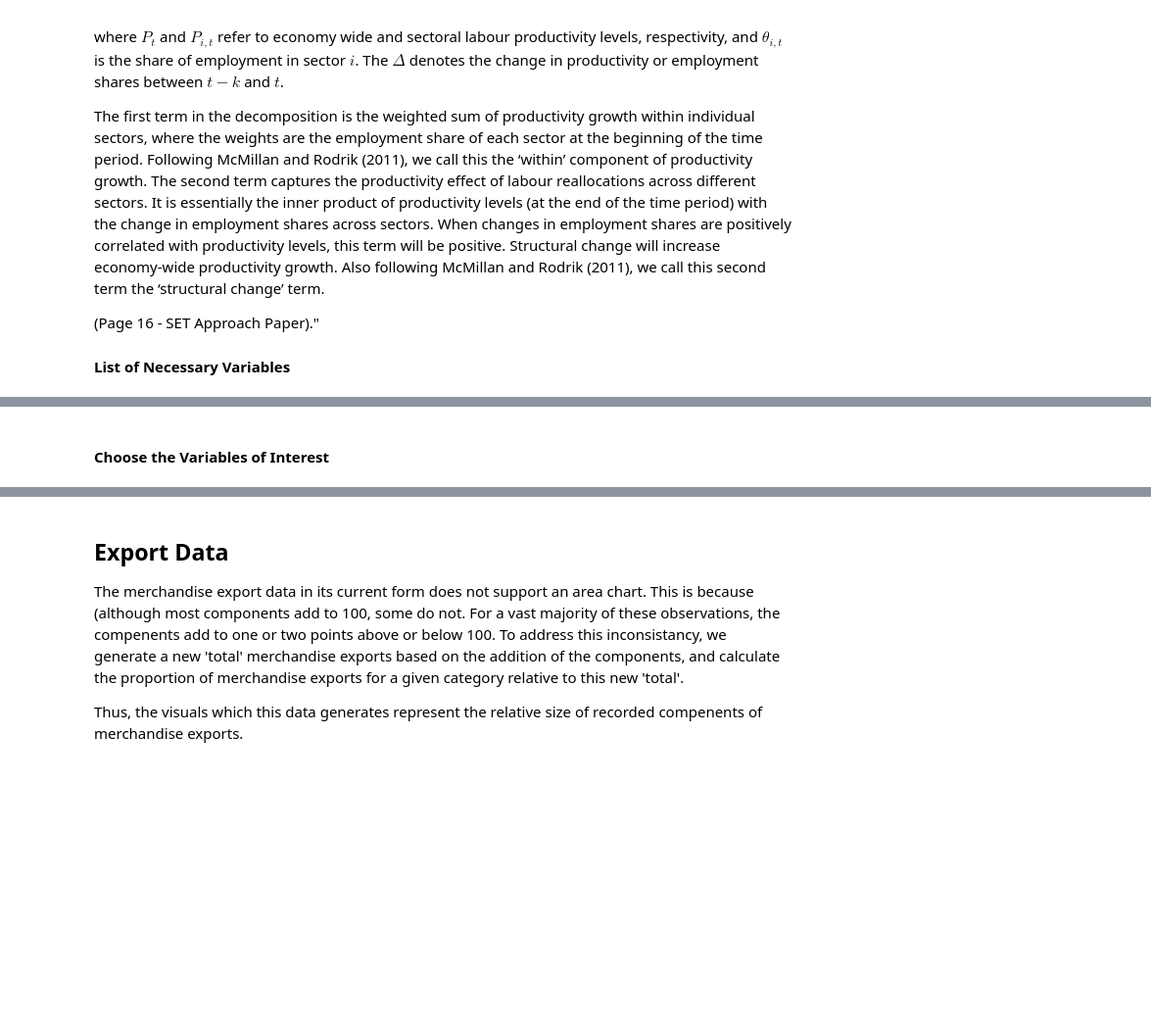
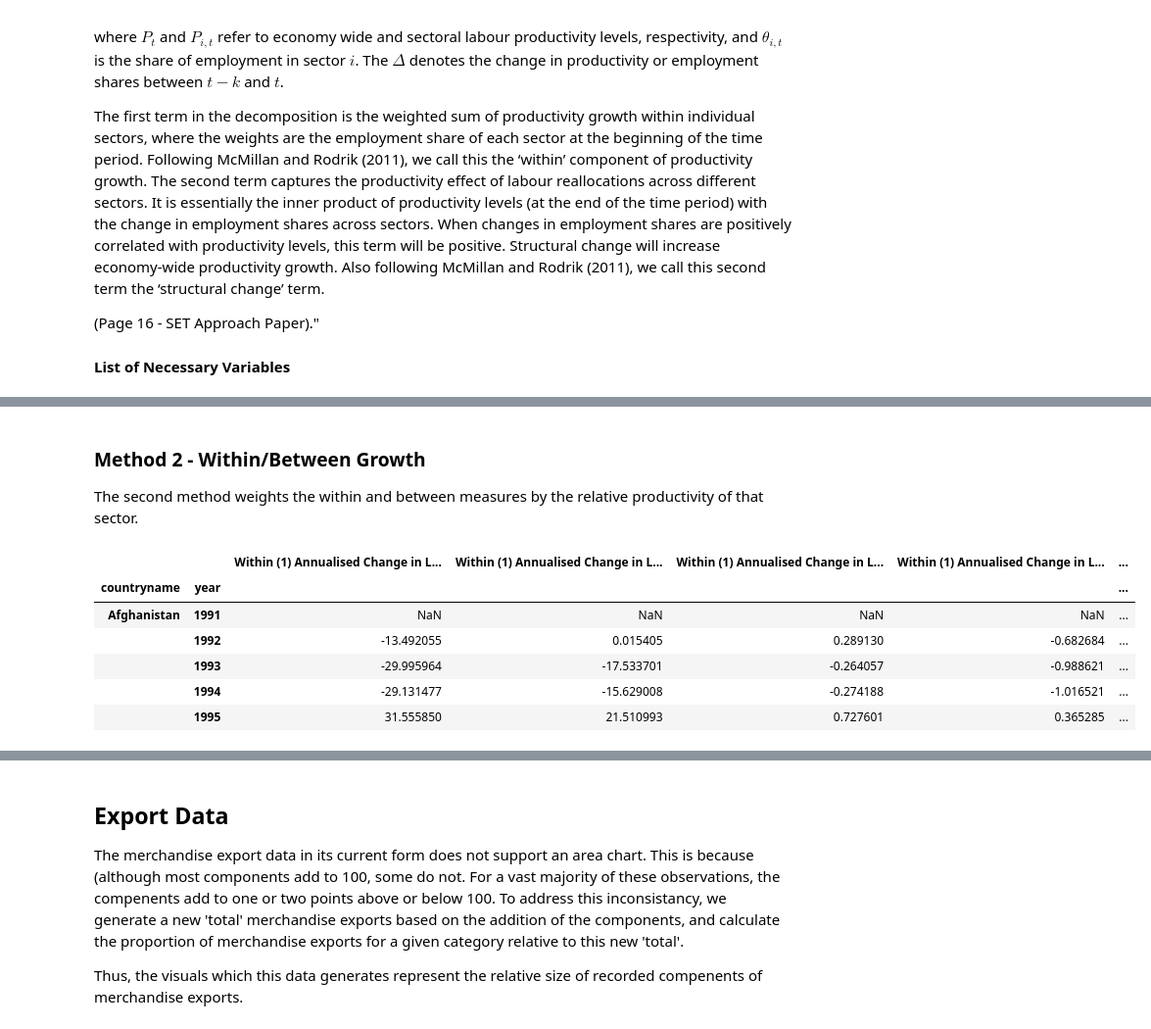
Before and after one commit to LightnerAndrew/SET-DataPortal, a Jupyter notebook: data-preparation/ODI-data-portal Data Preparation.ipynb, the cells around one changed output, grey strips where cells are left out. Shown at 98% size. Saved outputs shown, nothing was run; the diff lists cells and outputs as text; code cells hidden in the pictures; blank space fills up the shorter version.

```diff
--- a/data-preparation/ODI-data-portal Data Preparation.ipynb
+++ b/data-preparation/ODI-data-portal Data Preparation.ipynb
@@ -814,6 +829,10 @@ employprp = filter_col_withbtw
 
 # Relative LP
 RelLP = rel
+# %%
+# Generate a zero variable for change in employment total
+initial['Total Change in Employment'] = 0
+filter_col_gemploy = ['Total Change in Employment'] + filter_col_gemploy
 # %% [markdown]
 ### Method 1 - Within/Between Growth
 
@@ -825,2 +841,0 @@ df = pd.read_csv(join(dirname('/media/lightner/TOSHIBA EXT/ODI/Portal/Data/CSV/'
-# %% [markdown]
-#### Choose the Variables of Interest
@@ -832,0 +842,52 @@ data = df[var_list]
+# %%
+# list of vars
+within1 = []
+between1 = []
+total1 = []
+
+for i in range(0, len(filter_col_gLP)):
+    # Annualised growth in labour productivity (absolute) x employment share in earlier year
+    initial['Within (1) '+filter_col_gLP[i]] =  initial[filter_col_gLP[i]] * initial[employprp[i]].shift(1)
+
+    # Annualised growth in labour productivity (absolute) minus within sector change
+    initial['Betewen (1) '+filter_col_gLP[i]] = initial[filter_col_gLP[i]] - initial['Within (1) '+filter_col_gLP[i]]
+
+    # Sum of within and between
+    initial['Total (1) '+filter_col_gLP[i]] = initial['Within (1) '+filter_col_gLP[i]] +initial['Betewen (1) '+filter_col_gLP[i]]
+
+    # Vars to list
+    within1.append('Within (1) '+filter_col_gLP[i])
+    between1.append('Betewen (2) '+filter_col_gLP[i])
+    total1.append('Total (2) '+filter_col_gLP[i])
+# %% [markdown]
+### Method 2 - Within/Between Growth
+
+The second method weights the within and between measures by the relative productivity of that sector.
+# %%
+# list of vars
+within2 = []
+between2 = []
+total2 = []
+for i in range(0, len(filter_col_gLP)):
+    # Annualised growth in labour productivity (absolute) x employment share in earlier year x relative productivity level in earlier year
+    initial['Within (2) '+filter_col_gLP[i]] =  initial[filter_col_gLP[i]] * initial[employprp[i]].shift(1)*initial[RelLP[i]].shift(1)
+
+    #Annualised change in employment share x relative productivity level in earlier year x employment share in earlier year x (1 + annualised growth in labour productivity (absolute))
+    initial['Betewen (2) '+filter_col_gLP[i]] = initial[filter_col_gemploy[i]]*initial[RelLP[i]].shift(1)*initial[employprp[i]].shift(1)*(1+initial[filter_col_gLP[i]])
+
+    # Sum of within and between
+    initial['Total (2) '+filter_col_gLP[i]] = initial['Within (2) '+filter_col_gLP[i]] +initial['Betewen (2) '+filter_col_gLP[i]]
+
+    within2.append('Within (2) '+filter_col_gLP[i])
+    between2.append('Betewen (2) '+filter_col_gLP[i])
+    total2.append('Total (2) '+filter_col_gLP[i])
+# %%
+initial[within1+within2].head()
+# %% [output]
+|  |  | Within (1) Annualised Change in L... | Within (1) Annualised Change in L... | Within (1) Annualised Change in L... | Within (1) Annualised Change in L... | ... |
+| countryname | year |  |  |  |  | ... |
+| Afghanistan | 1991 | NaN | NaN | NaN | NaN | ... |
+|  | 1992 | -13.492055 | 0.015405 | 0.289130 | -0.682684 | ... |
+|  | 1993 | -29.995964 | -17.533701 | -0.264057 | -0.988621 | ... |
+|  | 1994 | -29.131477 | -15.629008 | -0.274188 | -1.016521 | ... |
+|  | 1995 | 31.555850 | 21.510993 | 0.727601 | 0.365285 | ... |
```
Also changed, not shown: parts of 94 cells of this notebook, 5 other files.
